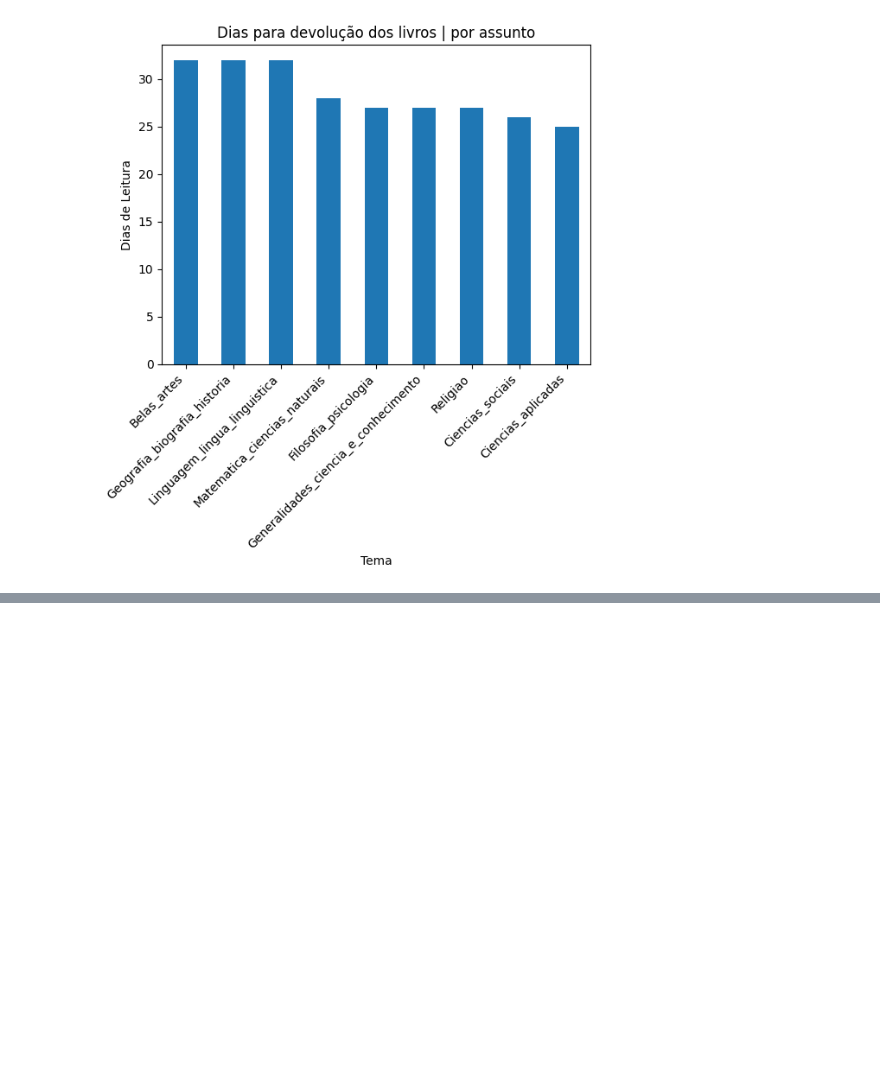
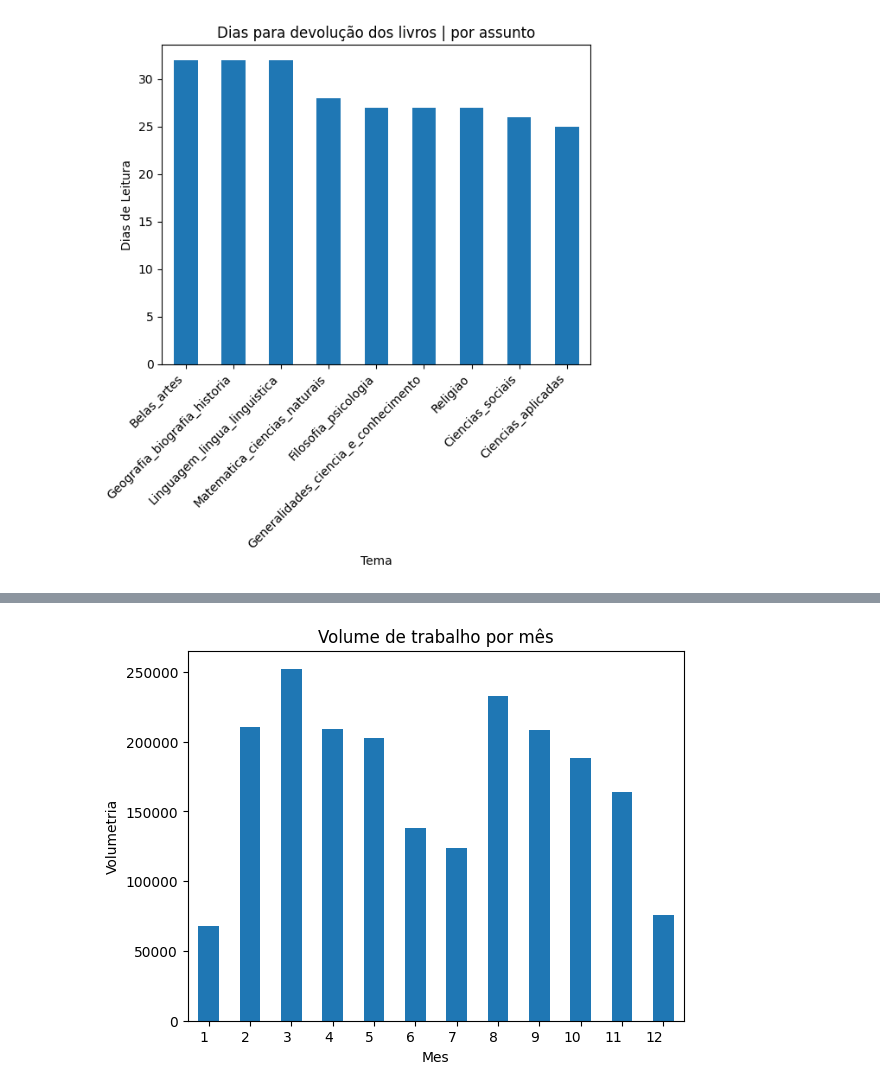
Before and after one commit to Pires1789/7daysofcode_acervo-biblioteca, a Jupyter notebook: Desafio7DaysofCode.ipynb, the cells around one changed output, grey strips where cells are left out. Cells and saved outputs as stored; diff of their text form; code cells hidden in the pictures; blank space fills up the shorter version.

```diff
--- a/Desafio7DaysofCode.ipynb
+++ b/Desafio7DaysofCode.ipynb
@@ -286,0 +329,3 @@ plt.show()
+# %%
+contagem_mensal = df_merge.groupby(df_merge['data_emprestimo'].dt.month)['id_emprestimo'].count()
+contagem_mensal
@@ -286,0 +347,6 @@ plt.show()
+# %%
+contagem_mensal.plot(kind='bar', xlabel='Mes', ylabel='Volumetria', title='Volume de trabalho por mês')
+plt.xticks(rotation=0, ha='right')
+plt.show()
+# %% [output]
+[figure, added]
```
Also changed, not shown: parts of 9 cells of this notebook.
